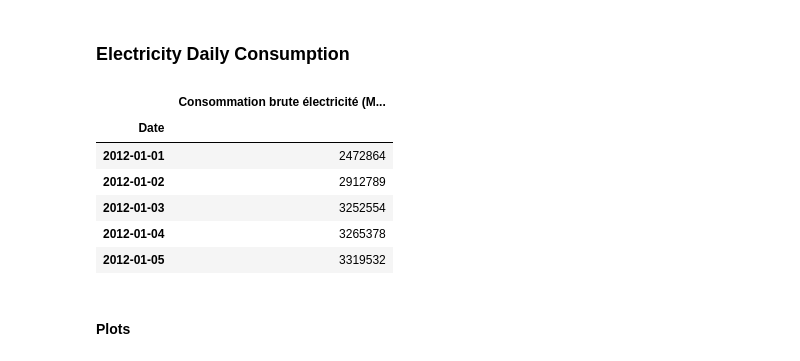
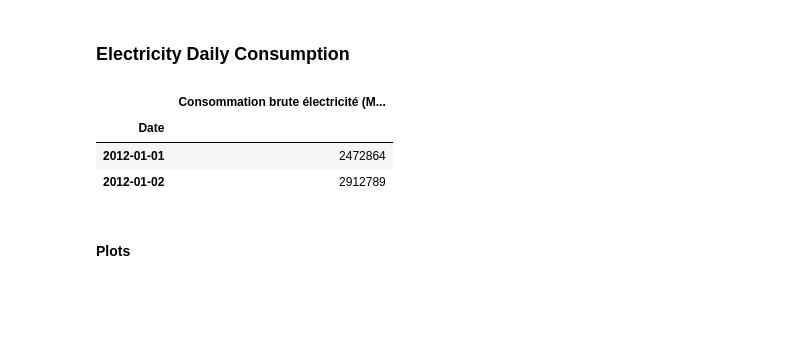
Before and after one commit to theodruilhe/TimeSeriesHomework, a Jupyter notebook: hw.ipynb, the cells around one changed output. Saved outputs shown, nothing was run; the diff lists cells and outputs as text; code cells hidden in the pictures; blank space fills up the shorter version.

```diff
--- a/hw.ipynb
+++ b/hw.ipynb
@@ -260,17 +251,13 @@ p-value for First Difference of Short-term Interest Rate: 1.4249110392897714e-19
 # %% [markdown]
 ### Electricity Daily Consumption
 # %%
-elec_data = format_elec_data(pd.read_csv('consommation-quotidienne-brute.csv', sep=';'))
-
-elec_data.head()
+elec_data = format_elec_data(pd.read_csv('data/consommation-quotidienne-brute.csv', sep=';'))
+elec_data.head(2)
 # %% [output]
 |  | Consommation brute électricité (M... |
 | Date |  |
 | 2012-01-01 | 2472864 |
 | 2012-01-02 | 2912789 |
-| 2012-01-03 | 3252554 |
-| 2012-01-04 | 3265378 |
-| 2012-01-05 | 3319532 |
 # %% [markdown]
 #### Plots
 # %%
```
Also changed, not shown: parts of 37 cells of this notebook.
